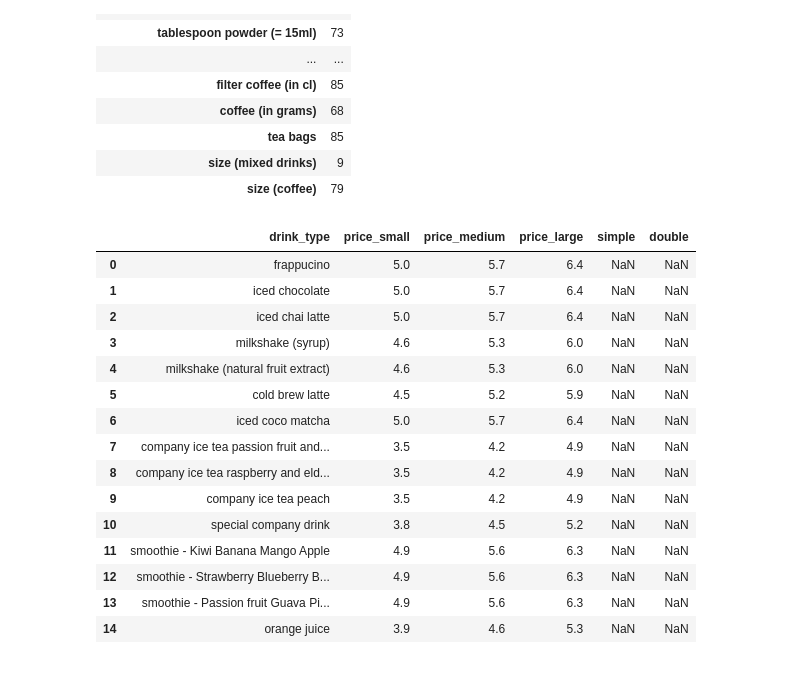
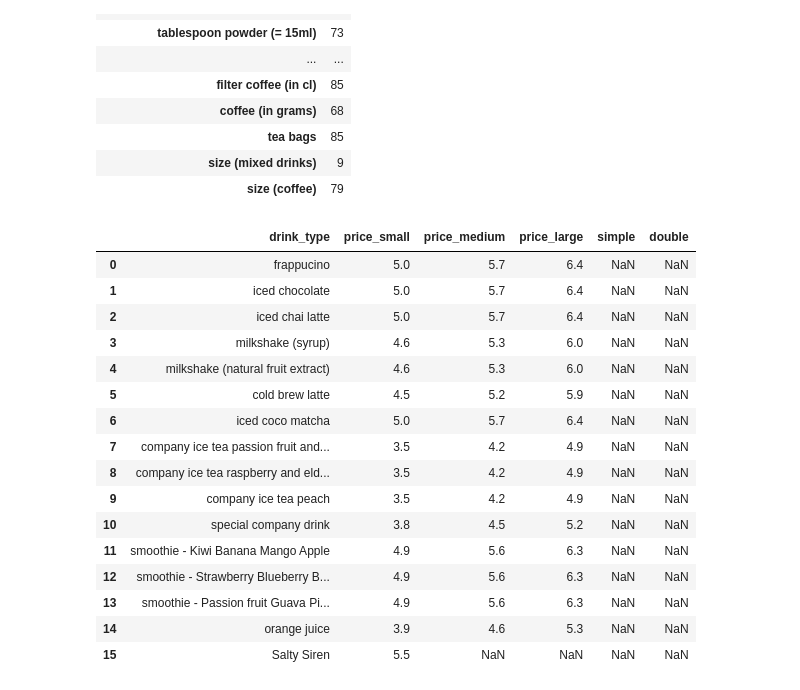
Before and after one commit to Luna-Agora/coffee, a Jupyter notebook: Notebooks/coffee notebook.ipynb, the cells around one changed output. Drawn from its saved outputs; the diff is of its cells as text; code cells hidden in the pictures.

```diff
--- a/Notebooks/coffee notebook.ipynb
+++ b/Notebooks/coffee notebook.ipynb
@@ -444,21 +444,22 @@ nulls
 | size (mixed drinks) | 9 |
 | size (coffee) | 79 |
 # %%
-price.head(15)
+price.head(16)
 # %% [output]
 |  | drink_type | price_small | price_medium | price_large | simple | double |
 | 0 | frappucino | 5.0 | 5.7 | 6.4 | NaN | NaN |
 | 1 | iced chocolate | 5.0 | 5.7 | 6.4 | NaN | NaN |
 | 2 | iced chai latte | 5.0 | 5.7 | 6.4 | NaN | NaN |
 | 3 | milkshake (syrup) | 4.6 | 5.3 | 6.0 | NaN | NaN |
 | 4 | milkshake (natural fruit extract) | 4.6 | 5.3 | 6.0 | NaN | NaN |
 | 5 | cold brew latte | 4.5 | 5.2 | 5.9 | NaN | NaN |
 | 6 | iced coco matcha | 5.0 | 5.7 | 6.4 | NaN | NaN |
 | 7 | company ice tea passion fruit and... | 3.5 | 4.2 | 4.9 | NaN | NaN |
 | 8 | company ice tea raspberry and eld... | 3.5 | 4.2 | 4.9 | NaN | NaN |
 | 9 | company ice tea peach | 3.5 | 4.2 | 4.9 | NaN | NaN |
 | 10 | special company drink | 3.8 | 4.5 | 5.2 | NaN | NaN |
 | 11 | smoothie - Kiwi Banana Mango Apple | 4.9 | 5.6 | 6.3 | NaN | NaN |
 | 12 | smoothie - Strawberry Blueberry B... | 4.9 | 5.6 | 6.3 | NaN | NaN |
 | 13 | smoothie - Passion fruit Guava Pi... | 4.9 | 5.6 | 6.3 | NaN | NaN |
 | 14 | orange juice | 3.9 | 4.6 | 5.3 | NaN | NaN |
+| 15 | Salty Siren | 5.5 | NaN | NaN | NaN | NaN |
```
